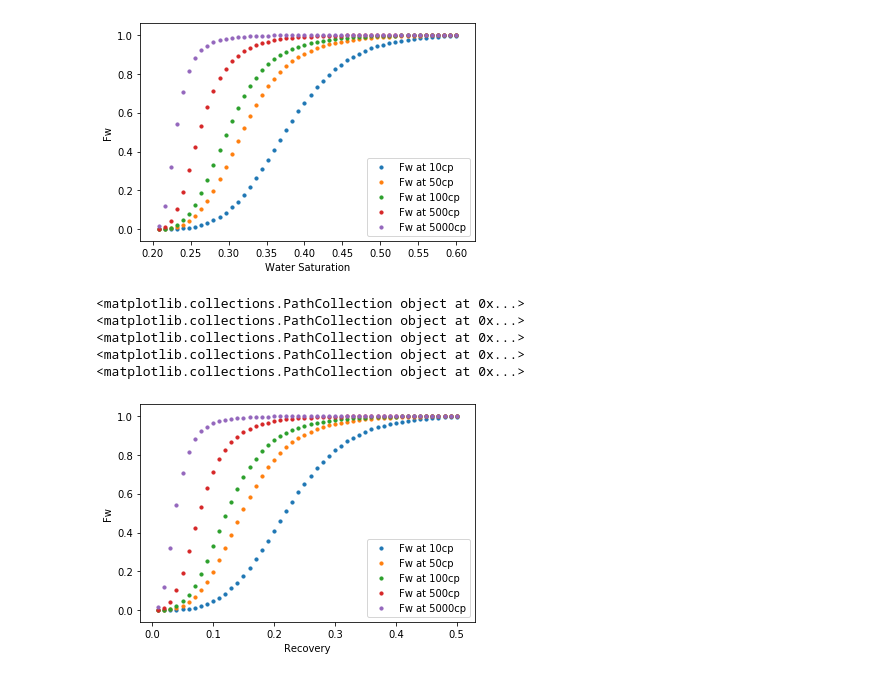
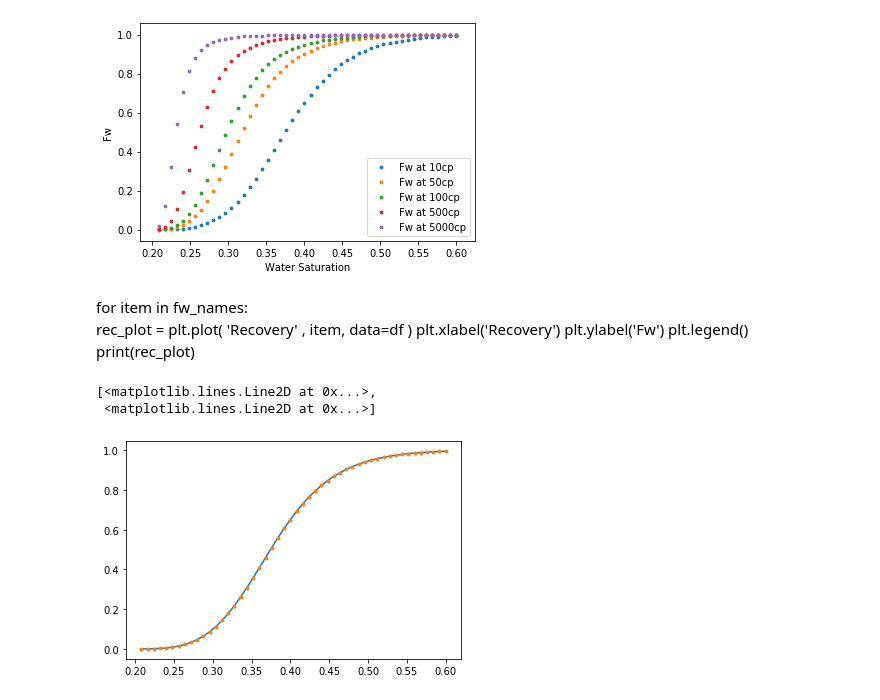
Before and after one commit to psyrixen/Petro, a Jupyter notebook: Recovery Intuition.ipynb, the cells around one changed output. Saved outputs shown, nothing was run; the diff lists cells and outputs as text; code cells hidden in the pictures.

```diff
--- a/Recovery Intuition.ipynb
+++ b/Recovery Intuition.ipynb
@@ -84,17 +84,20 @@ for item in fw_names :
 <matplotlib.collections.PathCollection object at 0x...>
 <matplotlib.collections.PathCollection object at 0x...>
 [figure]
-# %%
-for item in fw_names:
-    rec_plot = plt.scatter( 'Recovery' , item,  data=df , s=10 )
-    plt.xlabel('Recovery')
-    plt.ylabel('Fw')
-    plt.legend()
-    print(rec_plot)
-# %% [output]
-<matplotlib.collections.PathCollection object at 0x...>
-<matplotlib.collections.PathCollection object at 0x...>
-<matplotlib.collections.PathCollection object at 0x...>
-<matplotlib.collections.PathCollection object at 0x...>
-<matplotlib.collections.PathCollection object at 0x...>
-[figure, removed]
+# %% [markdown]
+for item in fw_names:
+    rec_plot = plt.plot( 'Recovery' , item,  data=df )
+    plt.xlabel('Recovery')
+    plt.ylabel('Fw')
+    plt.legend()
+    print(rec_plot)
+# %%
+sat=df['Water Saturation']
+fw_=df['Fw at 10cp']
+poly=np.polyfit(sat,fw_,13)
+func=np.poly1d(poly)
+plt.plot(sat , func(sat) ,'-', sat,fw_,'.')
+# %% [output]
+[<matplotlib.lines.Line2D at 0x...>,
+ <matplotlib.lines.Line2D at 0x...>]
+[figure, added]
```
Also changed, not shown: parts of 9 cells of this notebook.
